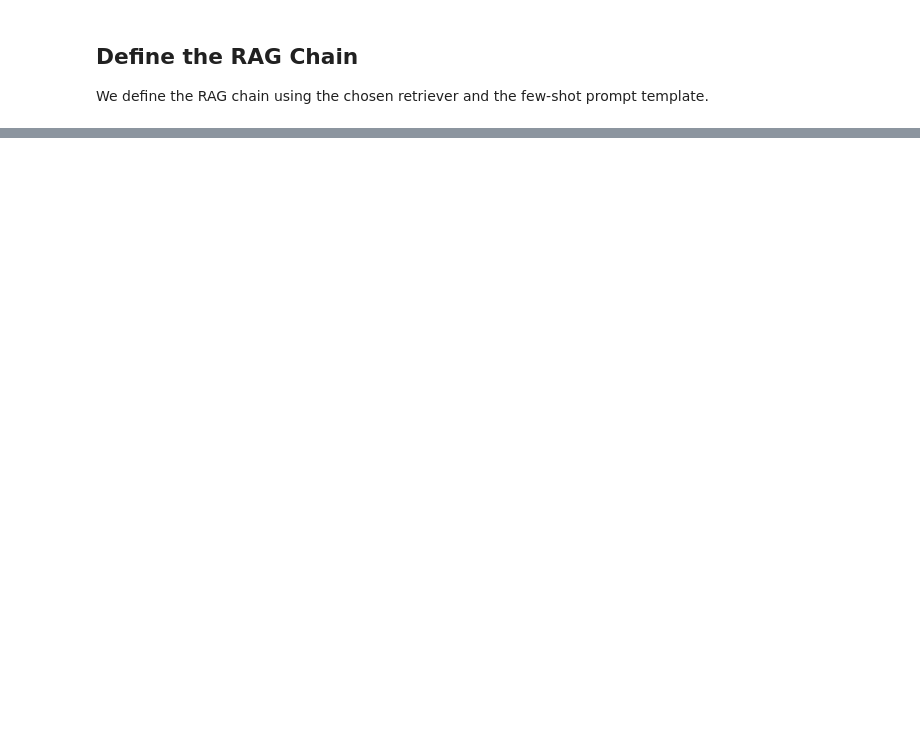
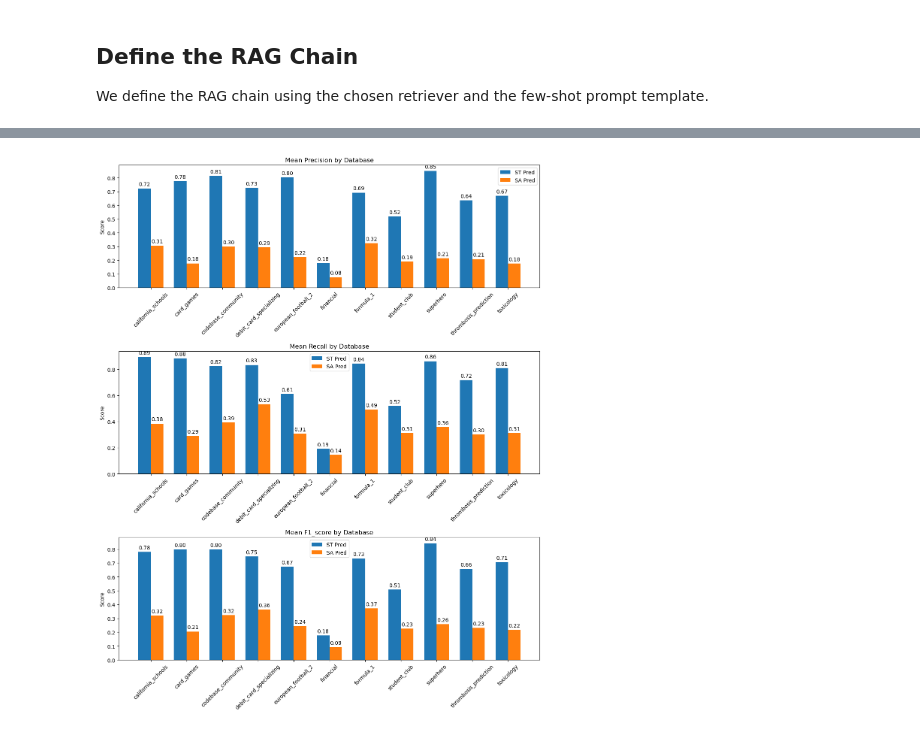
Before and after one commit to elia-guglielmi/Project1Atst-schema-alignment, a Jupyter notebook: Code/RAG.ipynb, the cells around one changed output, grey strips where cells are left out. Cells and saved outputs as stored; diff of their text form; code cells hidden in the pictures; blank space fills up the shorter version.

Commit message:
finished the rag pipeline including graphs

```diff
--- a/Code/RAG.ipynb
+++ b/Code/RAG.ipynb
@@ -254,0 +308,7 @@ response[response.rfind("["):response.rfind("]")+1]
+# %%
+#read the dataset containing the queries and the ground truth
+df=pd.read_csv("../Data/data_with_STs_SAs_vero.csv")
+
+#use the RAG to predict relevant STs and SAs for each query in the dataset and save them in a dataset called "results"
+rag_chain=getRagChain(retriever)
+results=process_dataframe(df,rag_chain=rag_chain)
@@ -254,0 +317,10 @@ response[response.rfind("["):response.rfind("]")+1]
+# %%
+#transforms the columns containing the ground truth from strings to lists of strings so that they can be
+#compared with the predictions generated my the llm
+def transformInList(string_tolist):
+    List_from_string = string_tolist.strip("[]").split(",")
+    return List_from_string
+
+#the values in the column STs are saved as strings this transfroms them int lists of strings
+df["STs"]=df["STs"].apply(transformInList)
+df["SAs"]=df["SAs"].apply(transformInList)
@@ -254,0 +500,64 @@ response[response.rfind("["):response.rfind("]")+1]
+# %%
+# Create metrics DataFrames
+df['ST_metrics'] = df['eval_ST_Pred_dict'].apply(extract_metrics)
+df['SA_metrics'] = df['eval_SA_Pred_dict'].apply(extract_metrics)
+
+# Expand the metrics into separate columns
+st_expanded = pd.json_normalize(df['ST_metrics']).add_prefix('ST_')
+sa_expanded = pd.json_normalize(df['SA_metrics']).add_prefix('SA_')
+df = pd.concat([df, st_expanded, sa_expanded], axis=1)
+
+# Group by db_id and calculate means
+grouped = df.groupby('db_id').agg({
+    'ST_precision': 'mean',
+    'ST_recall': 'mean',
+    'ST_f1_score': 'mean',
+    'SA_precision': 'mean',
+    'SA_recall': 'mean',
+    'SA_f1_score': 'mean'
+}).reset_index()
+
+# Plotting function for mean metrics by db_id
+def plot_mean_metrics_by_db(grouped):
+    metrics = ['precision', 'recall', 'f1_score']
+    n_db = len(grouped)
+
+    fig, axes = plt.subplots(3, 1, figsize=(12, 15))
+
+    for i, metric in enumerate(metrics):
+        ax = axes[i]
+
+        # Positions for bars
+        x = np.arange(n_db)
+        width = 0.35
+
+        # Plot ST and SA metrics
+        st_bars = ax.bar(x - width/2, grouped[f'ST_{metric}'], width, label='ST Pred')
+        sa_bars = ax.bar(x + width/2, grouped[f'SA_{metric}'], width, label='SA Pred')
+
+        ax.set_title(f'Mean {metric.capitalize()} by Database')
+        ax.set_ylabel('Score')
+        ax.set_xticks(x)
+        ax.set_xticklabels(grouped['db_id'], rotation=45)
+        ax.legend()
+
+        # Add value labels
+        for bar in st_bars + sa_bars:
+            height = bar.get_height()
+            ax.annotate(f'{height:.2f}',
+                         xy=(bar.get_x() + bar.get_width() / 2, height),
+                         xytext=(0, 3),  # 3 points vertical offset
+                         textcoords="offset points",
+                         ha='center', va='bottom')
+
+    plt.tight_layout()
+    plt.show()
+
+# Generate the plot
+plot_mean_metrics_by_db(grouped)
+
+# Optional: Also show the numerical table
+print("\nMean Metrics by Database:")
+print(grouped.to_string(index=False))
+# %% [output]
+[figure, added]
```
Also changed, not shown: parts of 40 cells of this notebook.
